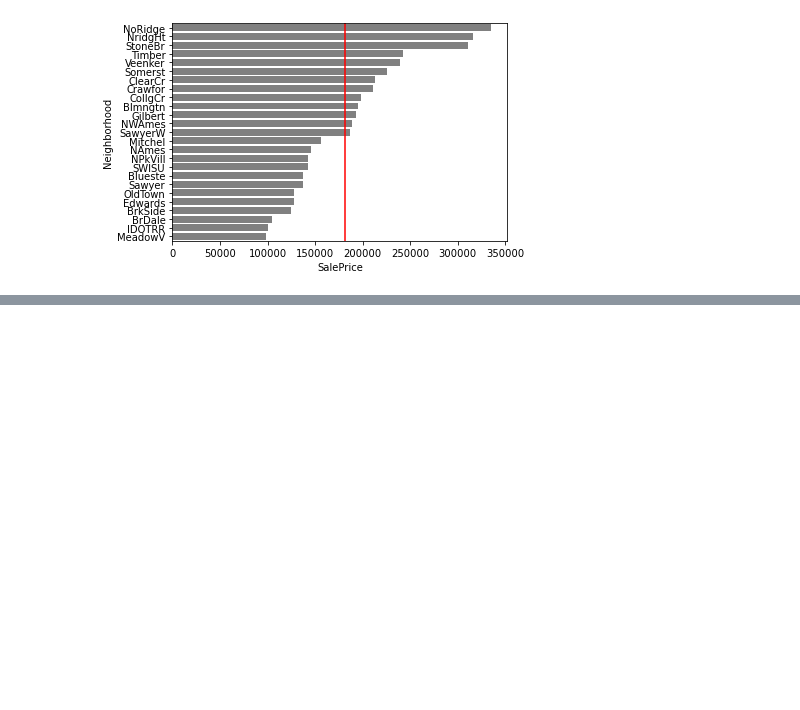
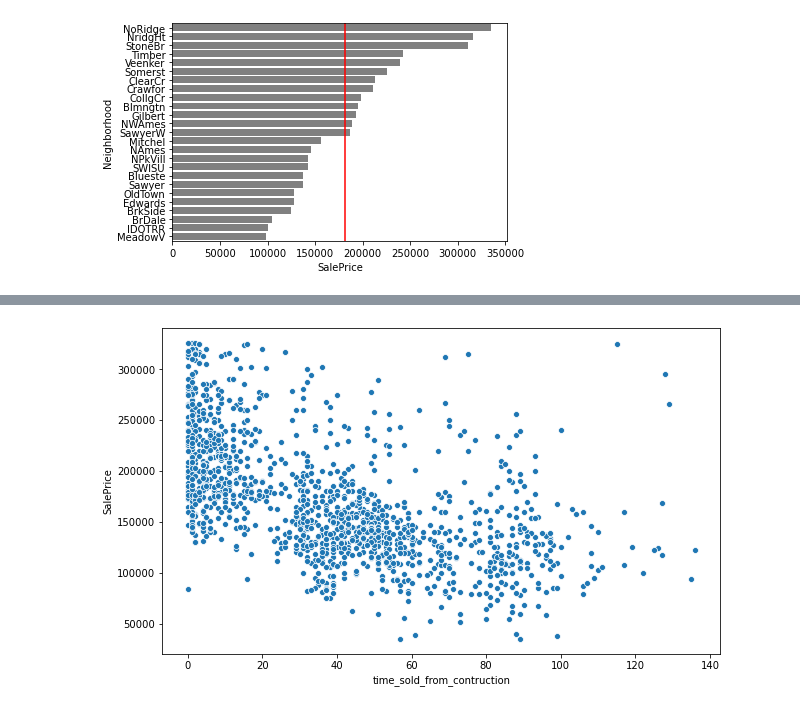
Before and after one commit to Brunadiasmiguel/Housing_Statistical_Analysis, a Jupyter notebook: stats.ipynb, the cells around one changed output, grey strips where cells are left out. Cells and saved outputs as stored; diff of their text form; code cells hidden in the pictures; blank space fills up the shorter version.

```diff
--- a/stats.ipynb
+++ b/stats.ipynb
@@ -571,0 +309,10 @@ Warnings:
+# %%
+#ATTENTION. break into different analysis
+
+#first the no outliers analysis
+
+outhood=house.copy()
+
+outhood.drop(outhood[(outhood['SalePrice'] <= 23134.694981) | (outhood['SalePrice'] >= 326223.868726)].index, inplace=True)
+
+outhood.corr()['SalePrice']
@@ -571,0 +337,10 @@ Warnings:
+# %%
+#check for correlations between years on this cluster
+
+outhood=sm.add_constant(outhood)
+y1=outhood["SalePrice"]
+X1=outhood[["const", "time_sold_from_contruction","time_sold_from_renovation"]]
+
+reg1=sm.OLS(y1, X1).fit()
+
+reg1.summary()
@@ -571,0 +368,13 @@ Warnings:
+# %%
+#check for regression time sold from construction
+outhood2=outhood.copy()
+
+outhood2 = sm.add_constant(outhood2)
+y2 = outhood2["SalePrice"]
+X2 = outhood2[["const", "time_sold_from_contruction"]]
+
+reg2 = sm.OLS(y2, X2).fit()
+
+reg2.summary()
+
+#even smaller R
@@ -571,0 +401,8 @@ Warnings:
+# %%
+fig, ax = plt.subplots(figsize=(10,6))
+sns.scatterplot(data=outhood2,
+                x="time_sold_from_contruction",
+                y="SalePrice",
+                ax=ax);
+# %% [output]
+[figure, added]
```
Also changed, not shown: parts of 48 cells of this notebook.
